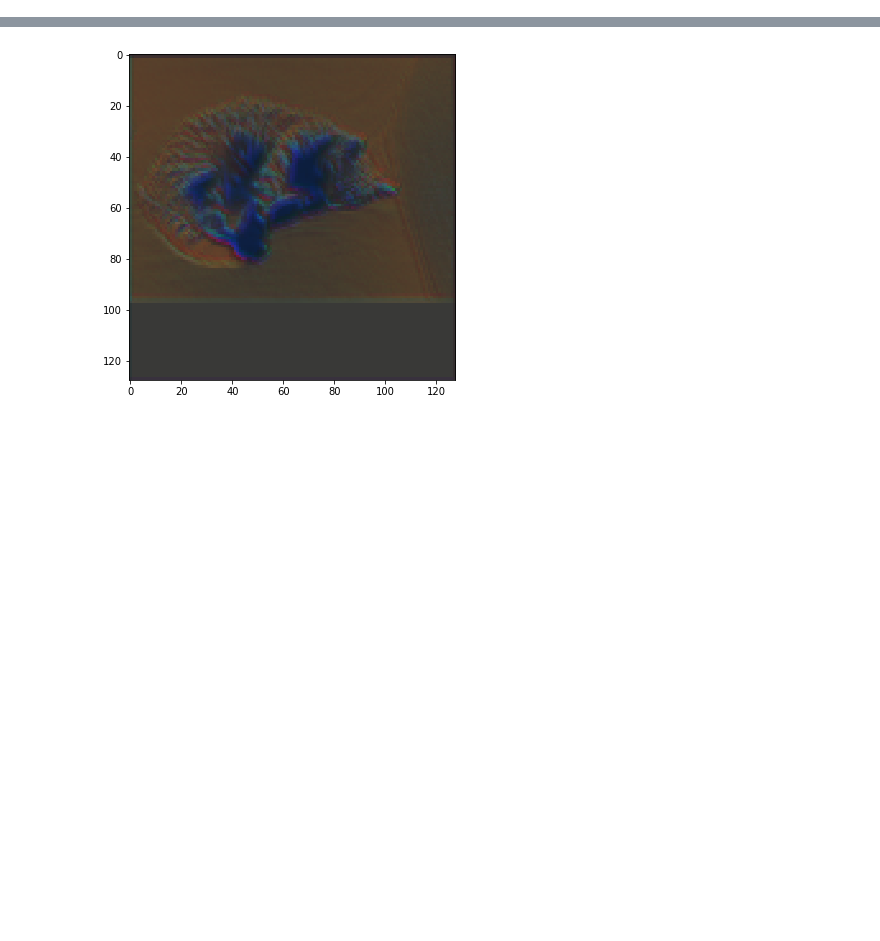
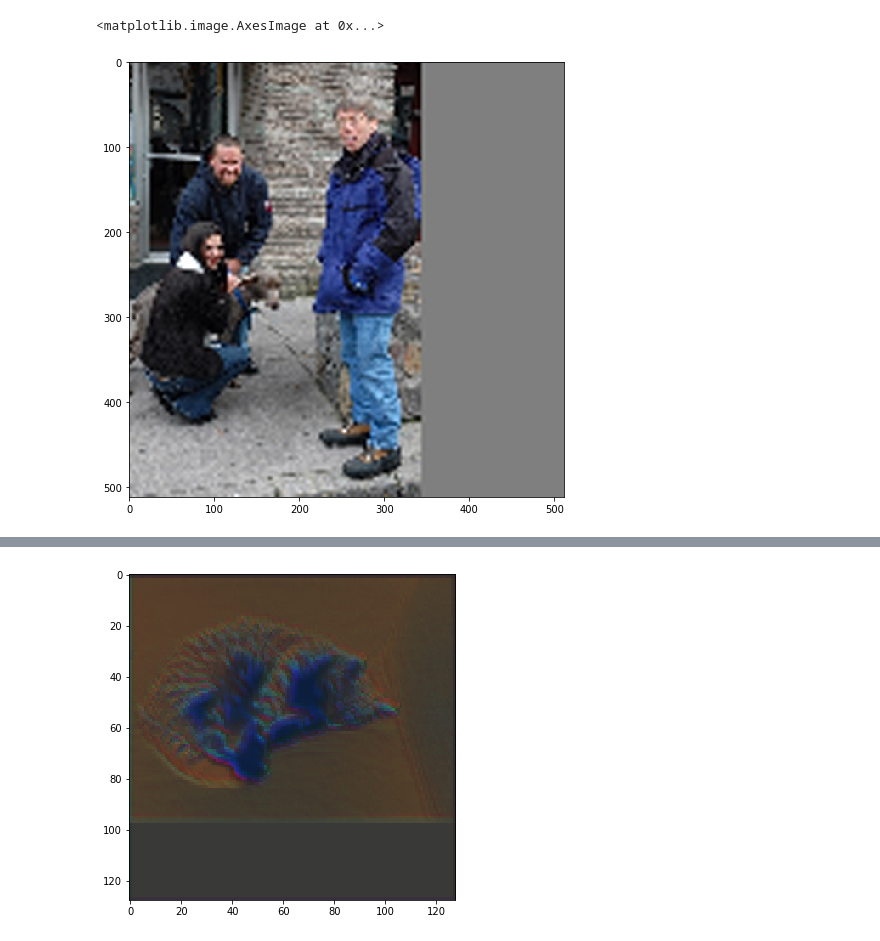
Before and after one commit to gnefihs/EfficientDet.Pytorch, a Jupyter notebook: visualize.ipynb, the cells around one changed output, grey strips where cells are left out. Drawn from its saved outputs; the diff is of its cells as text; code cells hidden in the pictures; blank space fills up the shorter version.

```diff
--- a/visualize.ipynb
+++ b/visualize.ipynb
@@ -13,0 +23,11 @@ def show_tensor(ori):
+# %%
+a = np.ones((500,500,3),dtype=np.uint8)*127
+a[:,:336,:] = cv2.imread('000021.jpg')
+
+b = cv2.resize(a,(128,128),interpolation=cv2.INTER_CUBIC)
+c = cv2.resize(b,(512,512),interpolation=cv2.INTER_CUBIC)
+plt.figure(figsize=(8,8))
+plt.imshow(c[:,:,(2,1,0)])
+# %% [output]
+<matplotlib.image.AxesImage at 0x...>
+[figure, added]
```
Also changed, not shown: parts of 22 cells of this notebook, 10 other files.
